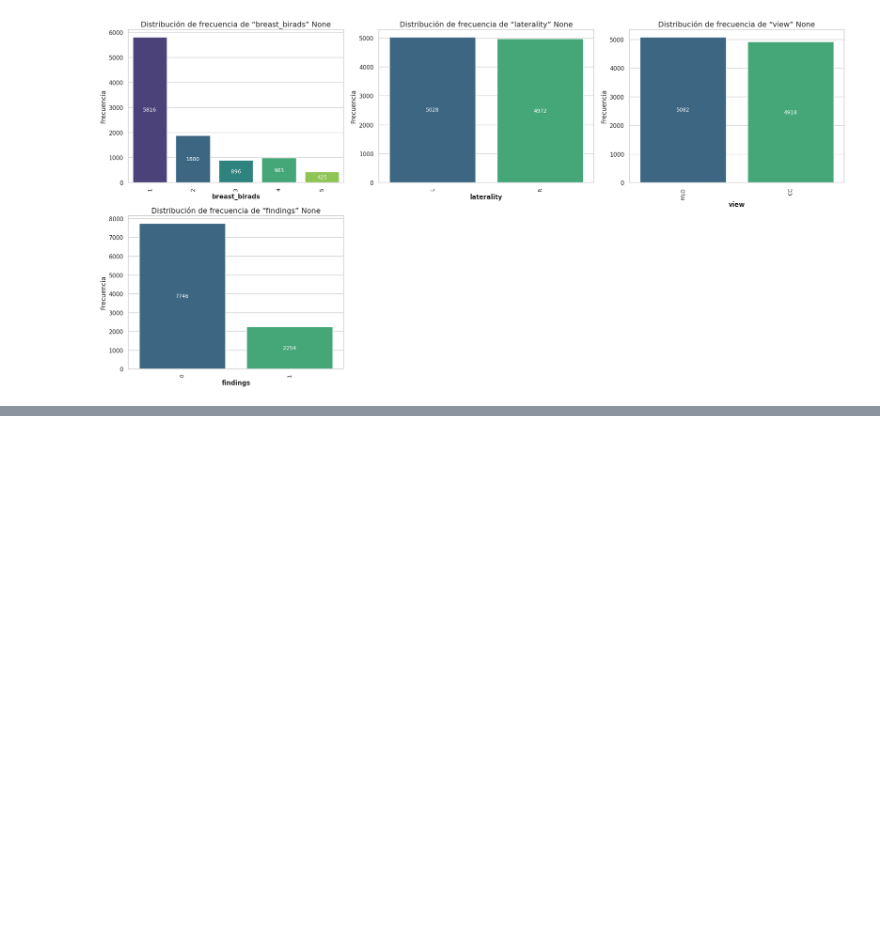
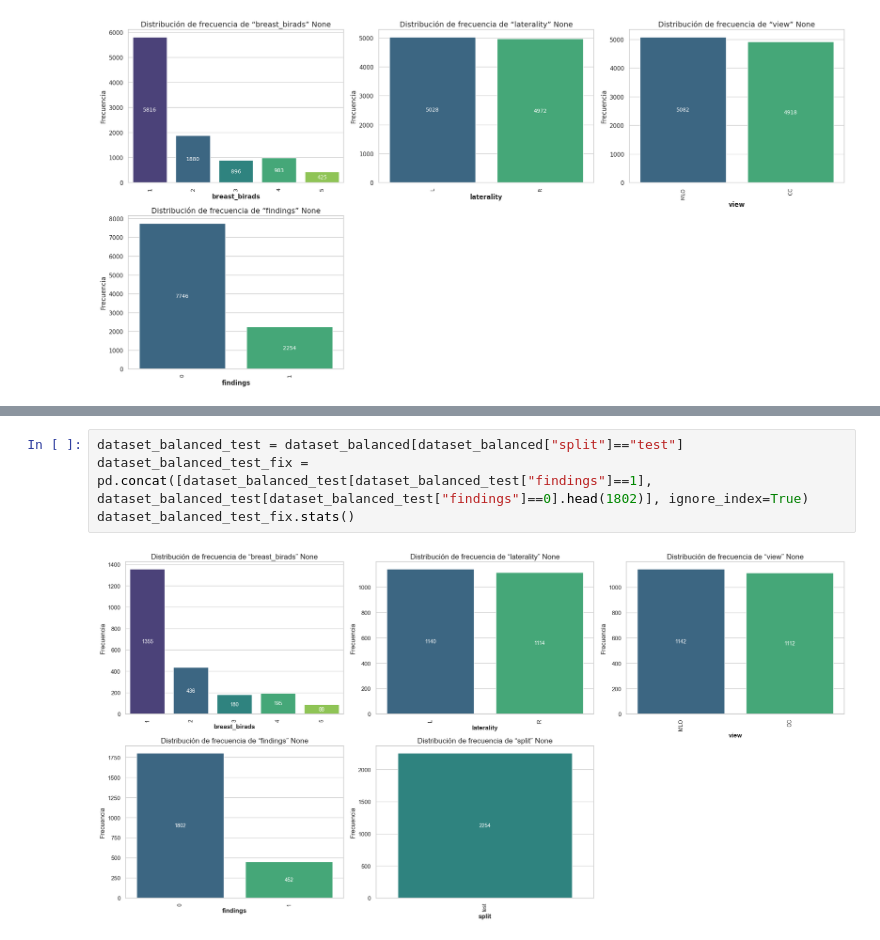
Before and after one commit to emiliodelgadouy/tesis, a Jupyter notebook: 01GenerateDumps.ipynb, the cells around one changed output, grey strips where cells are left out. Drawn from its saved outputs; the diff is of its cells as text; blank space fills up the shorter version.

```diff
--- a/01GenerateDumps.ipynb
+++ b/01GenerateDumps.ipynb
@@ -25,0 +75,6 @@ dataset_reduced_half.stats()
+# %%
+dataset_balanced_test = dataset_balanced[dataset_balanced["split"]=="test"]
+dataset_balanced_test_fix = pd.concat([dataset_balanced_test[dataset_balanced_test["findings"]==1], dataset_balanced_test[dataset_balanced_test["findings"]==0].head(1802)], ignore_index=True)
+dataset_balanced_test_fix.stats()
+# %% [output]
+[figure, added]
```
Also changed, not shown: parts of 12 cells of this notebook, 2 other files.
